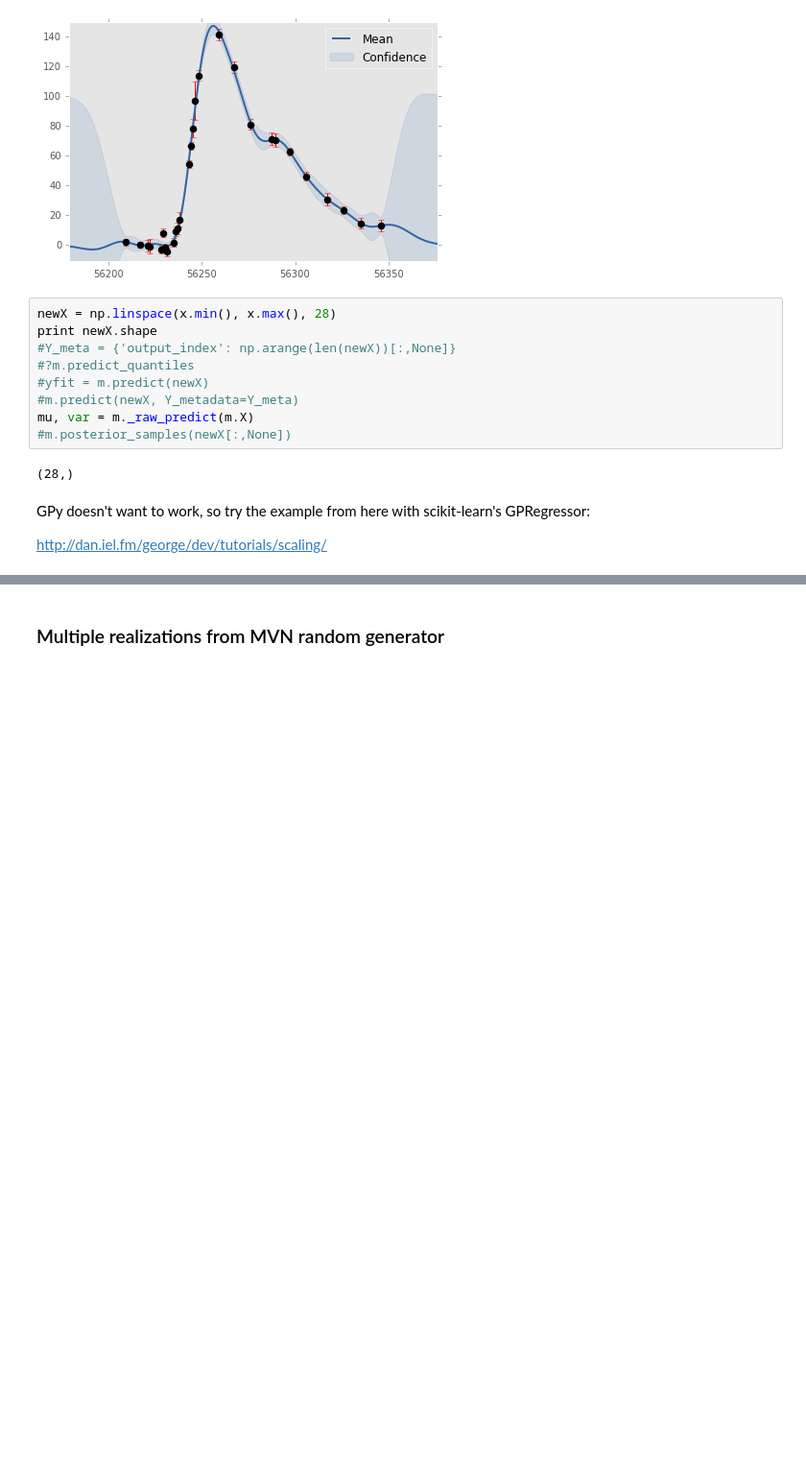
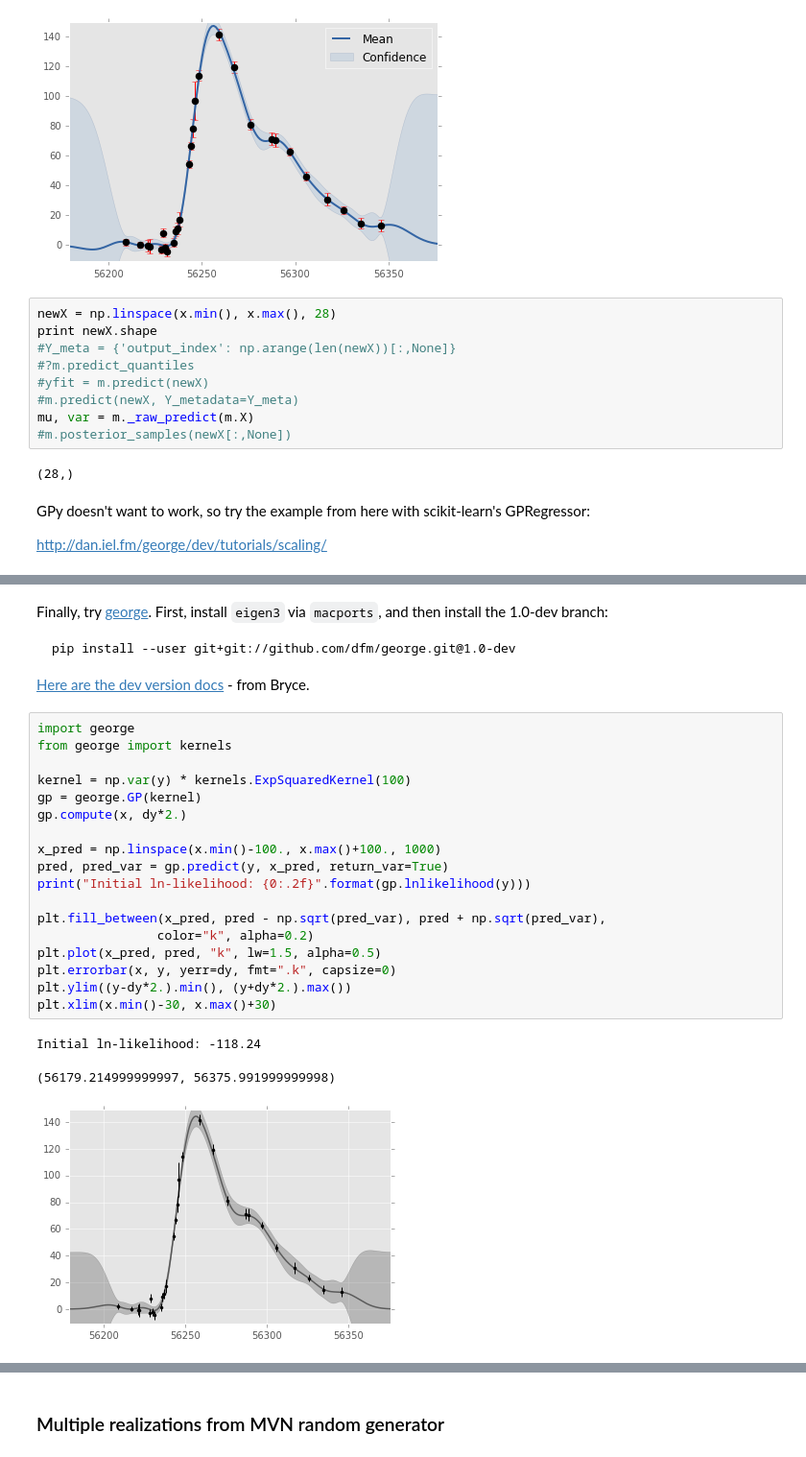
Before and after one commit to djreiss/SNclass, a Jupyter notebook: SNclass-Copy1.ipynb, the cells around one changed output, grey strips where cells are left out. Shown at 96% size. Drawn from its saved outputs; the diff is of its cells as text; blank space fills up the shorter version.

Commit message:
use george

````diff
--- a/SNclass-Copy1.ipynb
+++ b/SNclass-Copy1.ipynb
@@ -210,0 +254,28 @@ NameError: name 'gp_sne' is not defined
+# %% [markdown]
+Finally, try [george](). First, install `eigen3` via `macports`, and then install the 1.0-dev branch:
+```
+pip install --user git+git://github.com/dfm/george.git@1.0-dev
+```
+[Here are the dev version docs](http://dan.iel.fm/george/dev/user/quickstart/) - from Bryce.
+# %%
+import george
+from george import kernels
+
+kernel = np.var(y) * kernels.ExpSquaredKernel(100)
+gp = george.GP(kernel)
+gp.compute(x, dy*2.)
+
+x_pred = np.linspace(x.min()-100., x.max()+100., 1000)
+pred, pred_var = gp.predict(y, x_pred, return_var=True)
+print("Initial ln-likelihood: {0:.2f}".format(gp.lnlikelihood(y)))
+
+plt.fill_between(x_pred, pred - np.sqrt(pred_var), pred + np.sqrt(pred_var),
+                color="k", alpha=0.2)
+plt.plot(x_pred, pred, "k", lw=1.5, alpha=0.5)
+plt.errorbar(x, y, yerr=dy, fmt=".k", capsize=0)
+plt.ylim((y-dy*2.).min(), (y+dy*2.).max())
+plt.xlim(x.min()-30, x.max()+30)
+# %% [output]
+Initial ln-likelihood: -118.24
+(56179.214999999997, 56375.991999999998)
+[figure, added]
````
Also changed, not shown: parts of 12 cells of this notebook, 1 other file.
